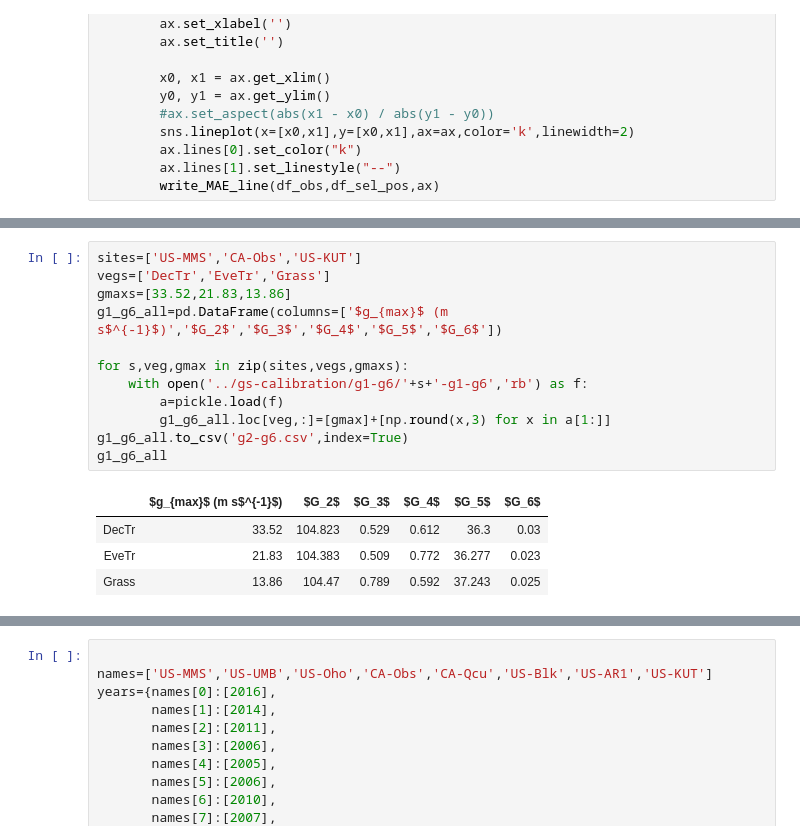
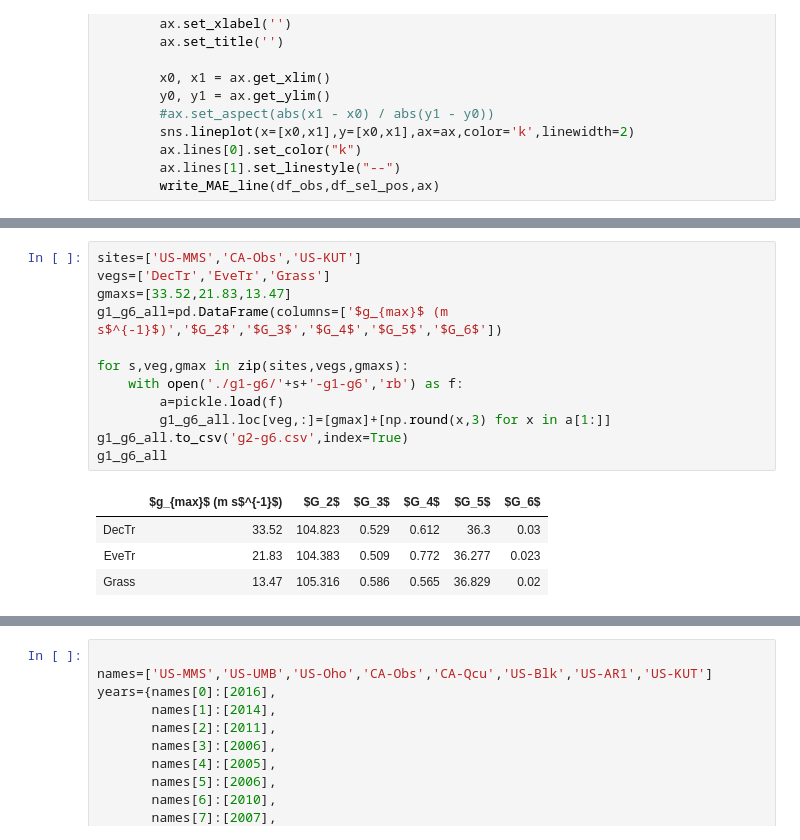
Before and after one commit to Urban-Meteorology-Reading/SUEWS_parameters, a Jupyter notebook: all_plots.ipynb, the cells around one changed output, grey strips where cells are left out. Cells and saved outputs as stored; diff of their text form.

Commit message:
integrating gs_calibration codes to this folder

```diff
--- a/all_plots.ipynb
+++ b/all_plots.ipynb
@@ -1444,20 +1444,20 @@ plt.savefig('gs_all.png',dpi=300,bbox_inches = 'tight',pad_inches = 0.01)
 # %%
 sites=['US-MMS','CA-Obs','US-KUT']
 vegs=['DecTr','EveTr','Grass']
-gmaxs=[33.52,21.83,13.86]
+gmaxs=[33.52,21.83,13.47]
 g1_g6_all=pd.DataFrame(columns=['$g_{max}$ (m s$^{-1}$)','$G_2$','$G_3$','$G_4$','$G_5$','$G_6$'])
 
 for s,veg,gmax in zip(sites,vegs,gmaxs):
-    with open('../gs-calibration/g1-g6/'+s+'-g1-g6','rb') as f:
+    with open('./g1-g6/'+s+'-g1-g6','rb') as f:
         a=pickle.load(f)
         g1_g6_all.loc[veg,:]=[gmax]+[np.round(x,3) for x in a[1:]]
 g1_g6_all.to_csv('g2-g6.csv',index=True)
 g1_g6_all
 # %% [output]
 |  | $g_{max}$ (m s$^{-1}$) | $G_2$ | $G_3$ | $G_4$ | $G_5$ | $G_6$ |
 | DecTr | 33.52 | 104.823 | 0.529 | 0.612 | 36.3 | 0.03 |
 | EveTr | 21.83 | 104.383 | 0.509 | 0.772 | 36.277 | 0.023 |
-| Grass | 13.86 | 104.47 | 0.789 | 0.592 | 37.243 | 0.025 |
+| Grass | 13.47 | 105.316 | 0.586 | 0.565 | 36.829 | 0.02 |
 # %%
 firsts=['-3-1','-6-1','-9-1','-12-1','-1-1']
 ends=['-5-31','-8-31','-11-30','-12-31','-2-28']
```
Also changed, not shown: parts of 4 cells of this notebook, 43 other files.
